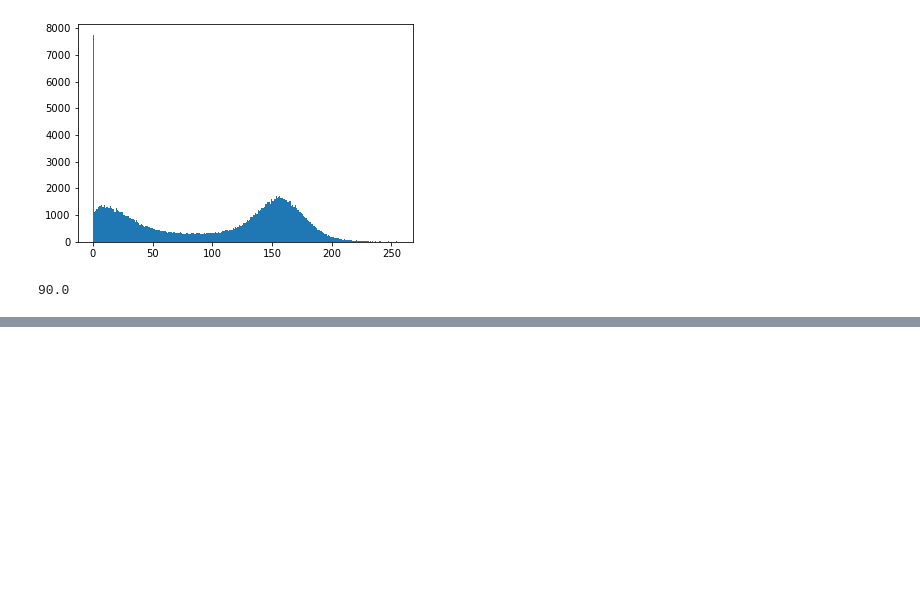
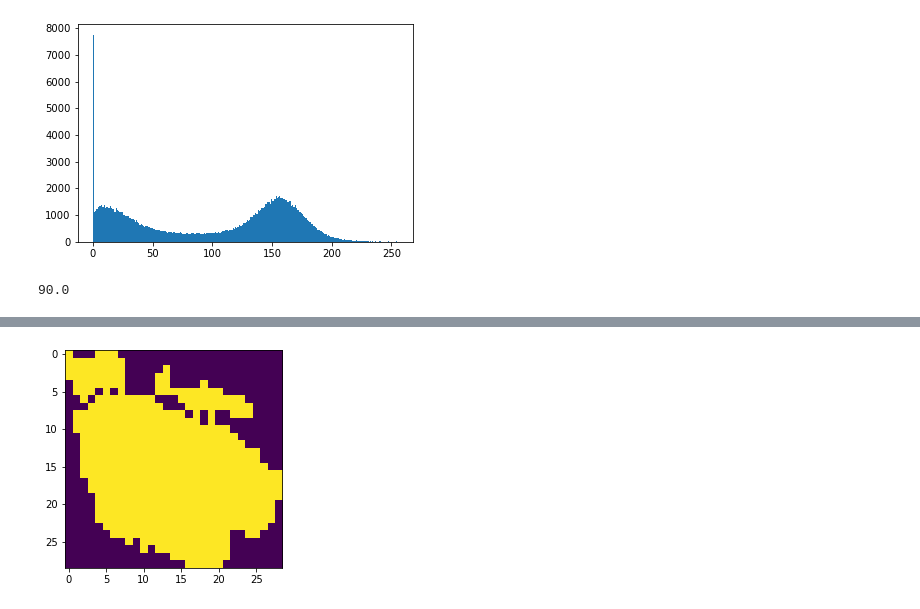
Before and after one commit to BrinthanK/particle_size_analysis, a Jupyter notebook: Main code.ipynb, the cells around one changed output, grey strips where cells are left out. Drawn from its saved outputs; the diff is of its cells as text; code cells hidden in the pictures; blank space fills up the shorter version.

```diff
--- a/Main code.ipynb
+++ b/Main code.ipynb
@@ -153,0 +142,5 @@ plt.show()
+# %%
+plt.imshow(img_measure[115].image)
+plt.show()
+# %% [output]
+[figure, added]
```
Also changed, not shown: parts of 22 cells of this notebook.
